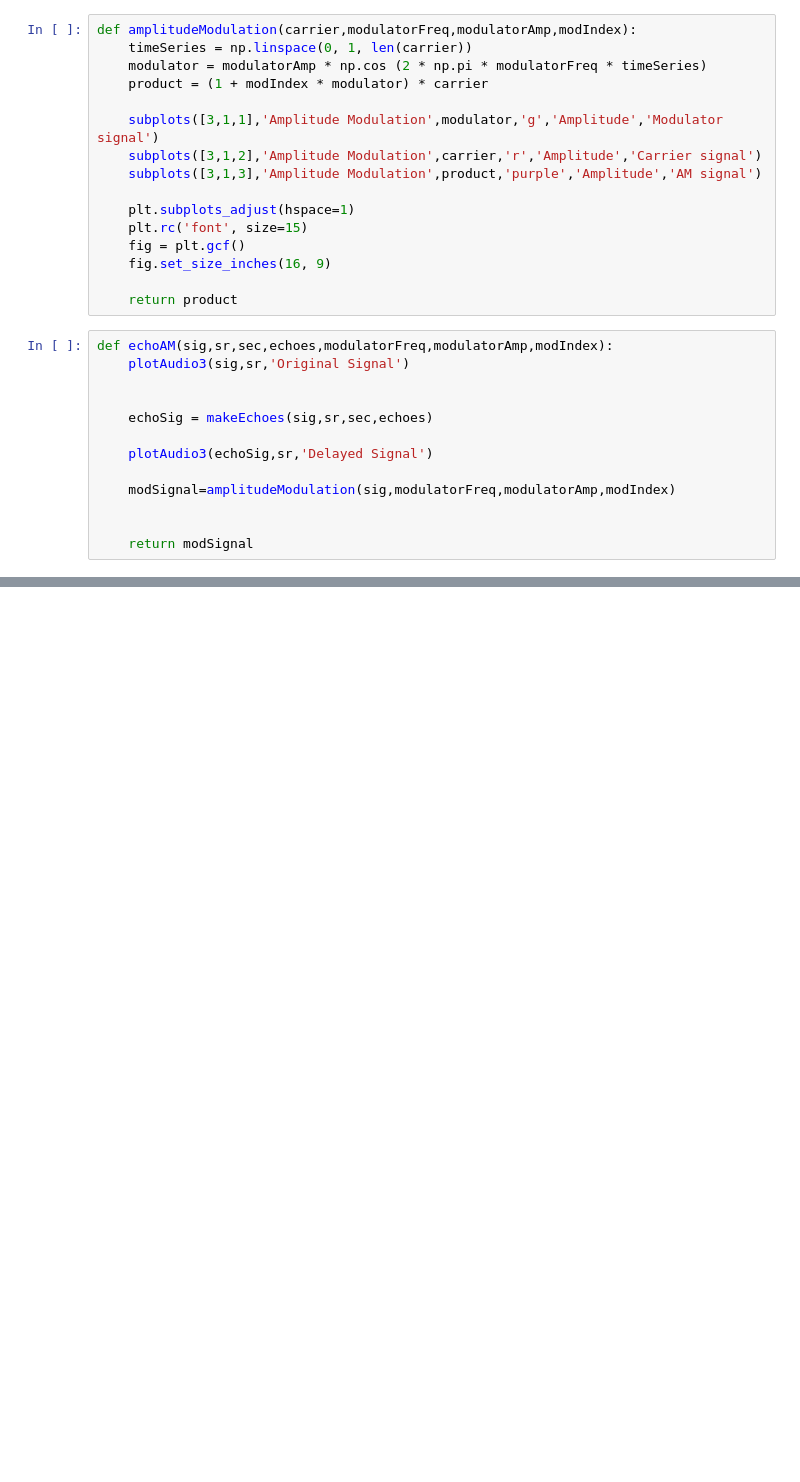
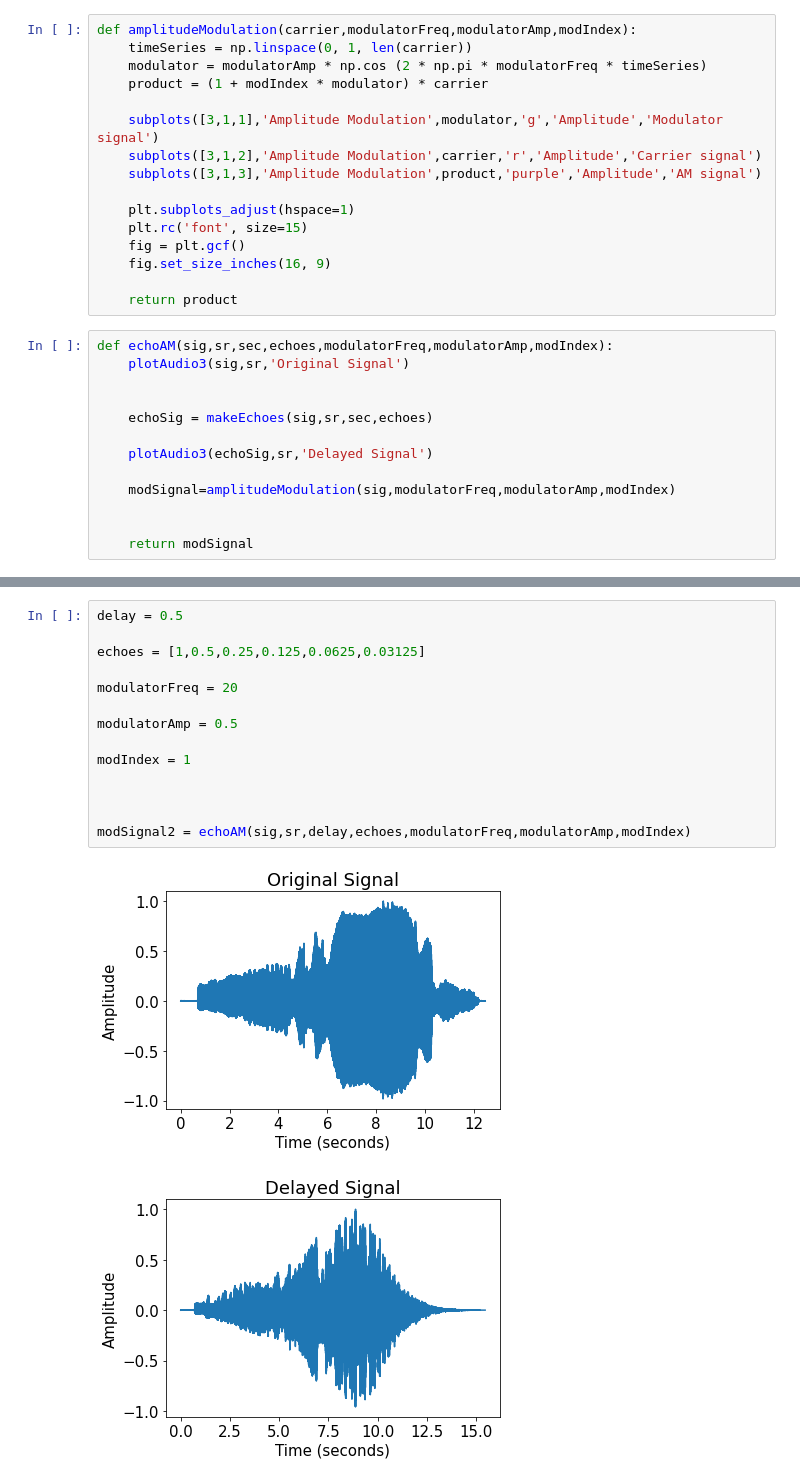
Before and after one commit to JaylenBri/imc2021-JaylenBrissett, a Jupyter notebook: Lab 2-Brissett.ipynb, the cells around one changed output, grey strips where cells are left out. Cells and saved outputs as stored; diff of their text form; blank space fills up the shorter version.

```diff
--- a/Lab 2-Brissett.ipynb
+++ b/Lab 2-Brissett.ipynb
@@ -105 +105,18 @@ NameError: name 'modsignal1' is not defined
 [figure]
+# %%
+delay = 0.5
+
+echoes = [1,0.5,0.25,0.125,0.0625,0.03125]
+
+modulatorFreq = 20
+
+modulatorAmp = 0.5
+
+modIndex = 1
+
+
+
+modSignal2 = echoAM(sig,sr,delay,echoes,modulatorFreq,modulatorAmp,modIndex)
+# %% [output]
+[figure, added]
+[figure, added]
```
Also changed, not shown: parts of 4 cells of this notebook.
